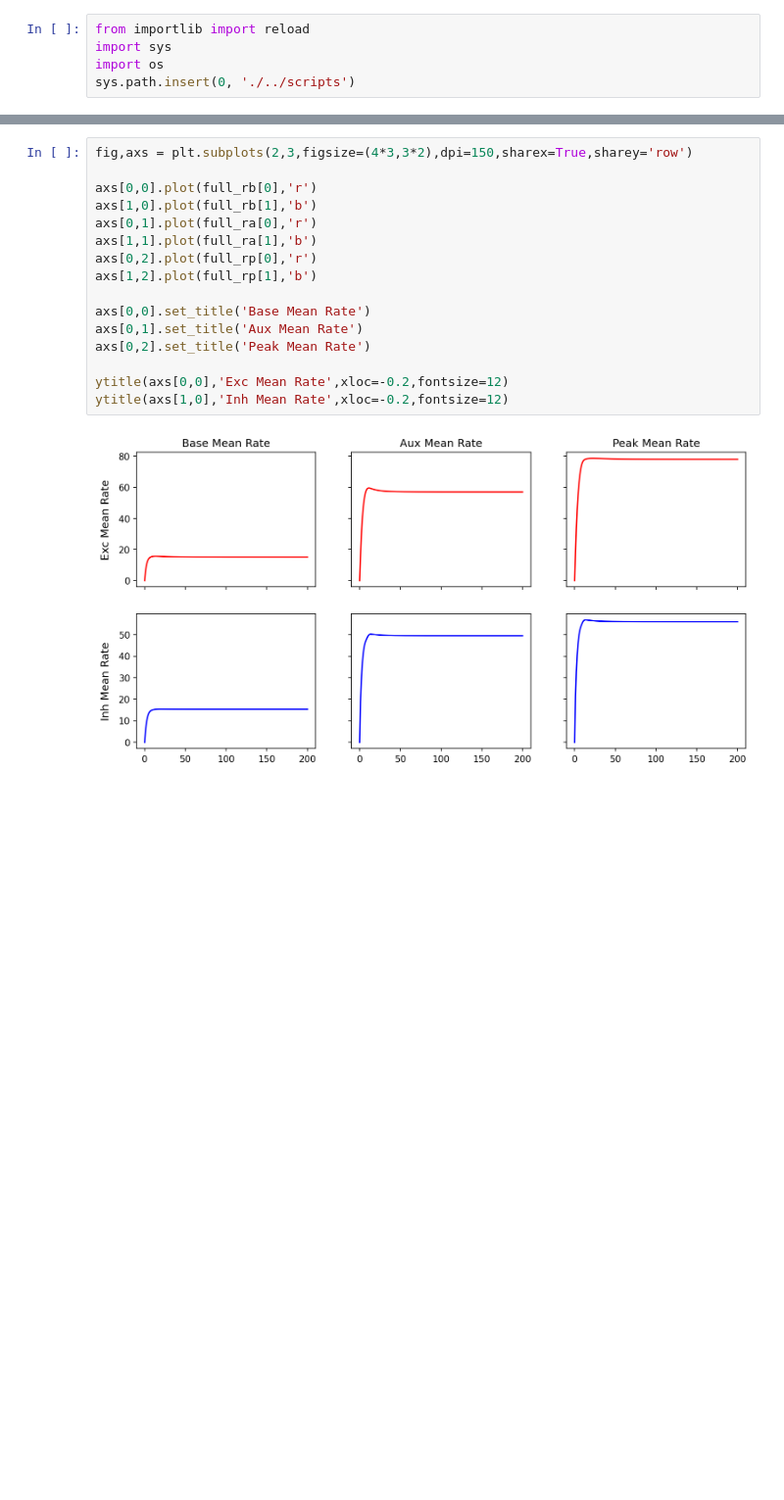
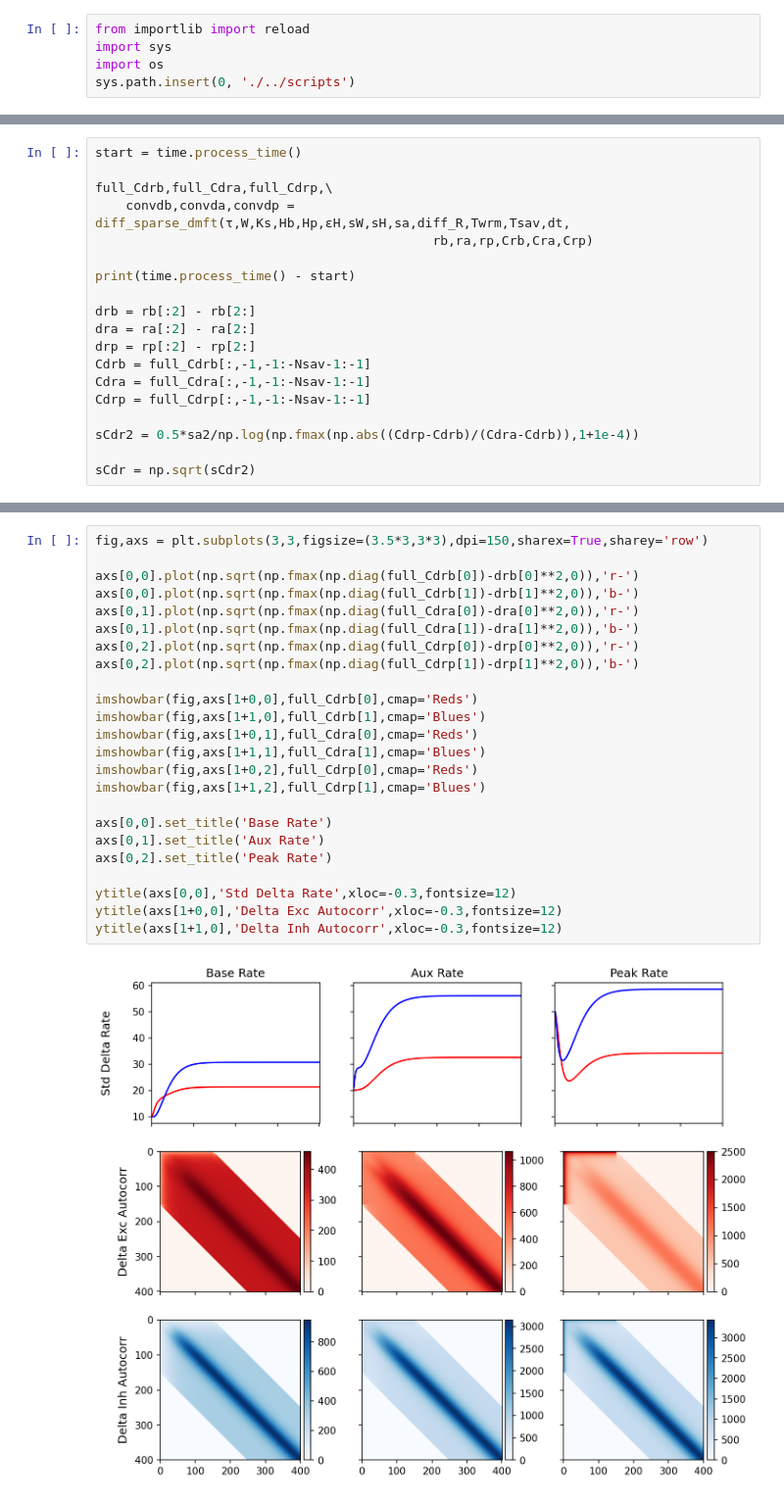
Before and after one commit to AddingAddict/ToroidalNetworks, a Jupyter notebook: sparse_weights/notebooks/ring_dmft.ipynb, the cells around one changed output, grey strips where cells are left out. Shown at 98% size. Drawn from its saved outputs; the diff is of its cells as text; blank space fills up the shorter version.

```diff
--- a/sparse_weights/notebooks/ring_dmft.ipynb
+++ b/sparse_weights/notebooks/ring_dmft.ipynb
@@ -409,0 +779,19 @@ Crp = full_Crp[:,-1,-1:-Nsav-1:-1]
+# %%
+start = time.process_time()
+
+full_Cdrb,full_Cdra,full_Cdrp,\
+    convdb,convda,convdp = diff_sparse_dmft(τ,W,Ks,Hb,Hp,εH,sW,sH,sa,diff_R,Twrm,Tsav,dt,
+                                            rb,ra,rp,Crb,Cra,Crp)
+
+print(time.process_time() - start)
+
+drb = rb[:2] - rb[2:]
+dra = ra[:2] - ra[2:]
+drp = rp[:2] - rp[2:]
+Cdrb = full_Cdrb[:,-1,-1:-Nsav-1:-1]
+Cdra = full_Cdra[:,-1,-1:-Nsav-1:-1]
+Cdrp = full_Cdrp[:,-1,-1:-Nsav-1:-1]
+
+sCdr2 = 0.5*sa2/np.log(np.fmax(np.abs((Cdrp-Cdrb)/(Cdra-Cdrb)),1+1e-4))
+
+sCdr = np.sqrt(sCdr2)
@@ -410,18 +816,26 @@ Crp = full_Crp[:,-1,-1:-Nsav-1:-1]
 # %%
-fig,axs = plt.subplots(2,3,figsize=(4*3,3*2),dpi=150,sharex=True,sharey='row')
+fig,axs = plt.subplots(3,3,figsize=(3.5*3,3*3),dpi=150,sharex=True,sharey='row')
 
-axs[0,0].plot(full_rb[0],'r')
-axs[1,0].plot(full_rb[1],'b')
-axs[0,1].plot(full_ra[0],'r')
-axs[1,1].plot(full_ra[1],'b')
-axs[0,2].plot(full_rp[0],'r')
-axs[1,2].plot(full_rp[1],'b')
+axs[0,0].plot(np.sqrt(np.fmax(np.diag(full_Cdrb[0])-drb[0]**2,0)),'r-')
+axs[0,0].plot(np.sqrt(np.fmax(np.diag(full_Cdrb[1])-drb[1]**2,0)),'b-')
+axs[0,1].plot(np.sqrt(np.fmax(np.diag(full_Cdra[0])-dra[0]**2,0)),'r-')
+axs[0,1].plot(np.sqrt(np.fmax(np.diag(full_Cdra[1])-dra[1]**2,0)),'b-')
+axs[0,2].plot(np.sqrt(np.fmax(np.diag(full_Cdrp[0])-drp[0]**2,0)),'r-')
+axs[0,2].plot(np.sqrt(np.fmax(np.diag(full_Cdrp[1])-drp[1]**2,0)),'b-')
 
-axs[0,0].set_title('Base Mean Rate')
-axs[0,1].set_title('Aux Mean Rate')
-axs[0,2].set_title('Peak Mean Rate')
+imshowbar(fig,axs[1+0,0],full_Cdrb[0],cmap='Reds')
+imshowbar(fig,axs[1+1,0],full_Cdrb[1],cmap='Blues')
+imshowbar(fig,axs[1+0,1],full_Cdra[0],cmap='Reds')
+imshowbar(fig,axs[1+1,1],full_Cdra[1],cmap='Blues')
+imshowbar(fig,axs[1+0,2],full_Cdrp[0],cmap='Reds')
+imshowbar(fig,axs[1+1,2],full_Cdrp[1],cmap='Blues')
 
-ytitle(axs[0,0],'Exc Mean Rate',xloc=-0.2,fontsize=12)
-ytitle(axs[1,0],'Inh Mean Rate',xloc=-0.2,fontsize=12)
+axs[0,0].set_title('Base Rate')
+axs[0,1].set_title('Aux Rate')
+axs[0,2].set_title('Peak Rate')
+
+ytitle(axs[0,0],'Std Delta Rate',xloc=-0.3,fontsize=12)
+ytitle(axs[1+0,0],'Delta Exc Autocorr',xloc=-0.3,fontsize=12)
+ytitle(axs[1+1,0],'Delta Inh Autocorr',xloc=-0.3,fontsize=12)
 # %% [output]
-[figure, old version]
+[figure, new version]
```
Also changed, not shown: parts of 23 cells of this notebook, 16 other files.
